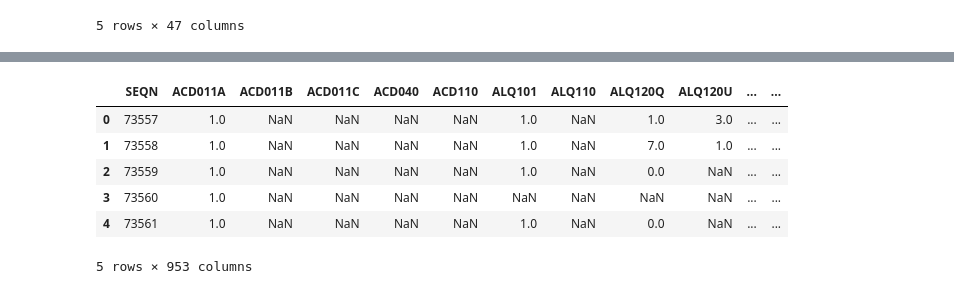
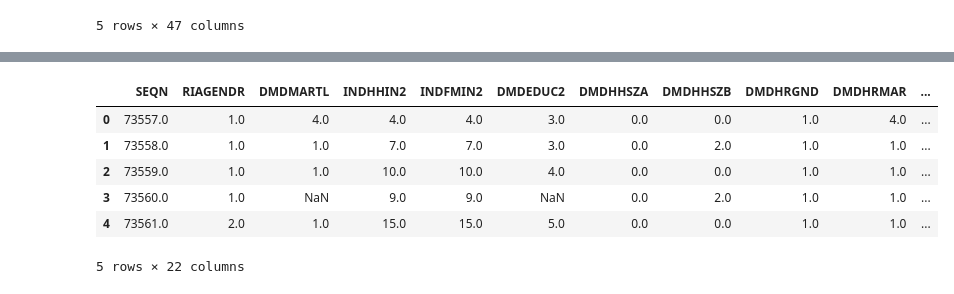
Before and after one commit to Motunodu/Capstone_Project, a Jupyter notebook: motunrayo_capstone_project/motunrayo_capstone_notebook.ipynb, the cells around one changed output, grey strips where cells are left out. Drawn from its saved outputs; the diff is of its cells as text; code cells hidden in the pictures.

```diff
--- a/motunrayo_capstone_project/motunrayo_capstone_notebook.ipynb
+++ b/motunrayo_capstone_project/motunrayo_capstone_notebook.ipynb
@@ -54,3 +72,5 @@ data.head()
 | 3 | 73560 | 8 | 2 | 1 | 9 | NaN | 3 | 3 | 1.0 | 119.0 | ... |
 | 4 | 73561 | 8 | 2 | 2 | 73 | NaN | 3 | 3 | 1.0 | NaN | ... |
 5 rows × 47 columns
+# %%
+mydata=data.filter(['SEQN', 'RIAGENDR','DMDMARTL','INDHHIN2', 'INDFMIN2','DMDEDUC2','DMDHHSZA','DMDHHSZB','DMDHRGND', 'DMDHRMAR'], axis=1)
@@ -56,0 +95,2 @@ data.head()
+# %%
+mydata2=data4.filter(['MCQ010','MCQ053', 'MCQ203', 'MCQ040', 'HUQ010', 'ECD070A', 'ECD070B', 'WHQ030E', 'IND235','WHQ030M','IMQ011','IMQ020'], axis=1)
@@ -66,0 +126,2 @@ data1.head()
+# %%
+merged_data= mydata.append(mydata2,sort=False)
@@ -67,10 +148,10 @@ data1.head()
 # %%
-data4.head()
+merged_data.head()
 # %% [output]
-|  | SEQN | ACD011A | ACD011B | ACD011C | ACD040 | ACD110 | ALQ101 | ALQ110 | ALQ120Q | ALQ120U | ... | ... |
-| 0 | 73557 | 1.0 | NaN | NaN | NaN | NaN | 1.0 | NaN | 1.0 | 3.0 | ... | ... |
-| 1 | 73558 | 1.0 | NaN | NaN | NaN | NaN | 1.0 | NaN | 7.0 | 1.0 | ... | ... |
-| 2 | 73559 | 1.0 | NaN | NaN | NaN | NaN | 1.0 | NaN | 0.0 | NaN | ... | ... |
-| 3 | 73560 | 1.0 | NaN | NaN | NaN | NaN | NaN | NaN | NaN | NaN | ... | ... |
-| 4 | 73561 | 1.0 | NaN | NaN | NaN | NaN | 1.0 | NaN | 0.0 | NaN | ... | ... |
+|  | SEQN | RIAGENDR | DMDMARTL | INDHHIN2 | INDFMIN2 | DMDEDUC2 | DMDHHSZA | DMDHHSZB | DMDHRGND | DMDHRMAR | ... |
+| 0 | 73557.0 | 1.0 | 4.0 | 4.0 | 4.0 | 3.0 | 0.0 | 0.0 | 1.0 | 4.0 | ... |
+| 1 | 73558.0 | 1.0 | 1.0 | 7.0 | 7.0 | 3.0 | 0.0 | 2.0 | 1.0 | 1.0 | ... |
+| 2 | 73559.0 | 1.0 | 1.0 | 10.0 | 10.0 | 4.0 | 0.0 | 0.0 | 1.0 | 1.0 | ... |
+| 3 | 73560.0 | 1.0 | NaN | 9.0 | 9.0 | NaN | 0.0 | 2.0 | 1.0 | 1.0 | ... |
+| 4 | 73561.0 | 2.0 | 1.0 | 15.0 | 15.0 | 5.0 | 0.0 | 0.0 | 1.0 | 1.0 | ... |
-5 rows × 953 columns
+5 rows × 22 columns
```
Also changed, not shown: parts of 11 cells of this notebook.
